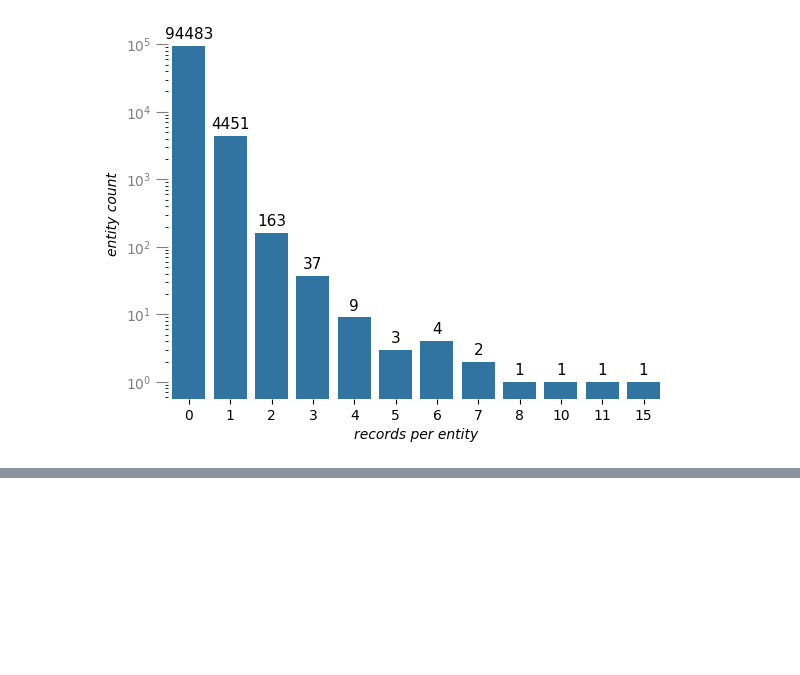
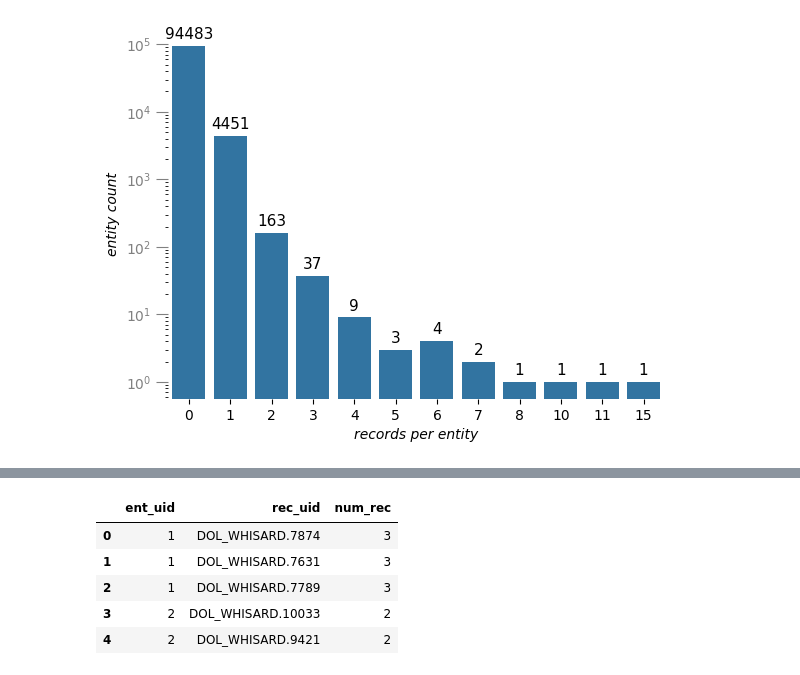
Before and after one commit to DerwenAI/ERKG, a Jupyter notebook: graph.ipynb, the cells around one changed output, grey strips where cells are left out. Cells and saved outputs as stored; diff of their text form; code cells hidden in the pictures; blank space fills up the shorter version.

```diff
--- a/graph.ipynb
+++ b/graph.ipynb
@@ -427,0 +388,10 @@ plt.yscale("log")
+# %%
+df2 = df[df["num_rec"] > 1]
+df2.head()
+# %% [output]
+|  | ent_uid | rec_uid | num_rec |
+| 0 | 1 | DOL_WHISARD.7874 | 3 |
+| 1 | 1 | DOL_WHISARD.7631 | 3 |
+| 2 | 1 | DOL_WHISARD.7789 | 3 |
+| 3 | 2 | DOL_WHISARD.10033 | 2 |
+| 4 | 2 | DOL_WHISARD.9421 | 2 |
```
Also changed, not shown: parts of 10 cells of this notebook, 4 other files.
